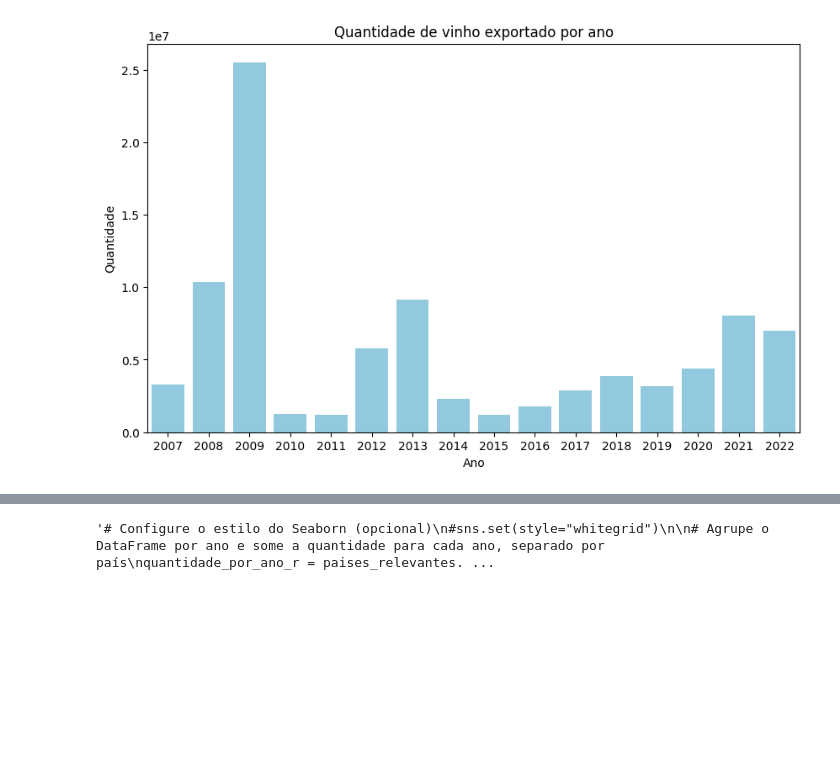
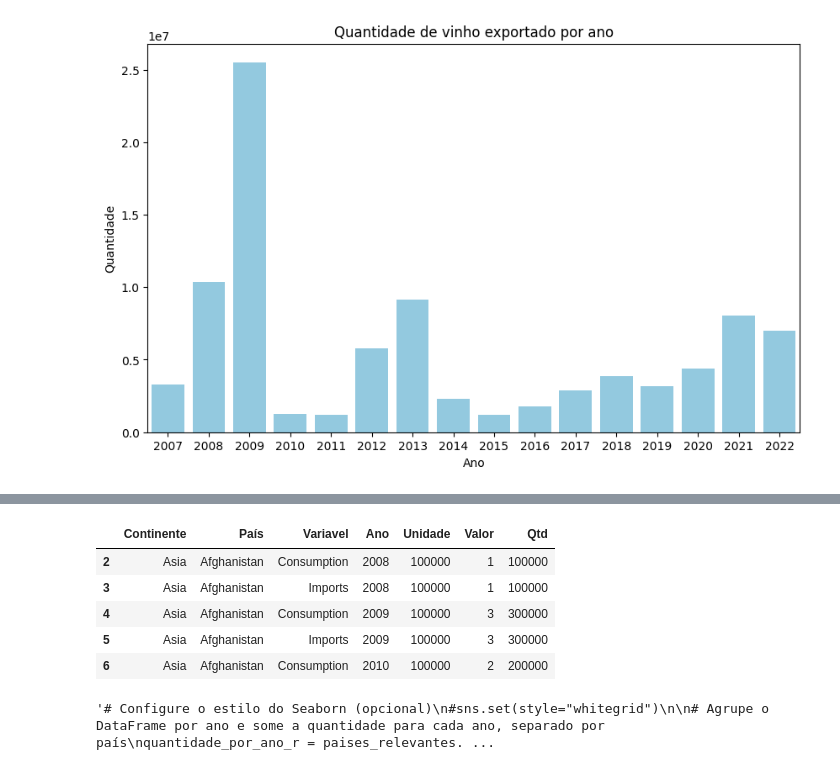
Before and after one commit to VivianeCorreia/Tech-Challenge, a Jupyter notebook: Challenge.ipynb, the cells around one changed output, grey strips where cells are left out. Saved outputs shown, nothing was run; the diff lists cells and outputs as text; code cells hidden in the pictures; blank space fills up the shorter version.

```diff
--- a/Challenge.ipynb
+++ b/Challenge.ipynb
@@ -448,3 +490,15 @@ df.head()
+# %%
+df = df.drop('Produto', axis=1)
+
+df['Qtd'] = df['Unidade'] * df['Valor']
+df.head()
+# %% [output]
+|  | Continente | País | Variavel | Ano | Unidade | Valor | Qtd |
+| 2 | Asia | Afghanistan | Consumption | 2008 | 100000 | 1 | 100000 |
+| 3 | Asia | Afghanistan | Imports | 2008 | 100000 | 1 | 100000 |
+| 4 | Asia | Afghanistan | Consumption | 2009 | 100000 | 3 | 300000 |
+| 5 | Asia | Afghanistan | Imports | 2009 | 100000 | 3 | 300000 |
+| 6 | Asia | Afghanistan | Consumption | 2010 | 100000 | 2 | 200000 |
 # %%
 '''# Configure o estilo do Seaborn (opcional)
 #sns.set(style="whitegrid")
```
Also changed, not shown: parts of 3 cells of this notebook.
